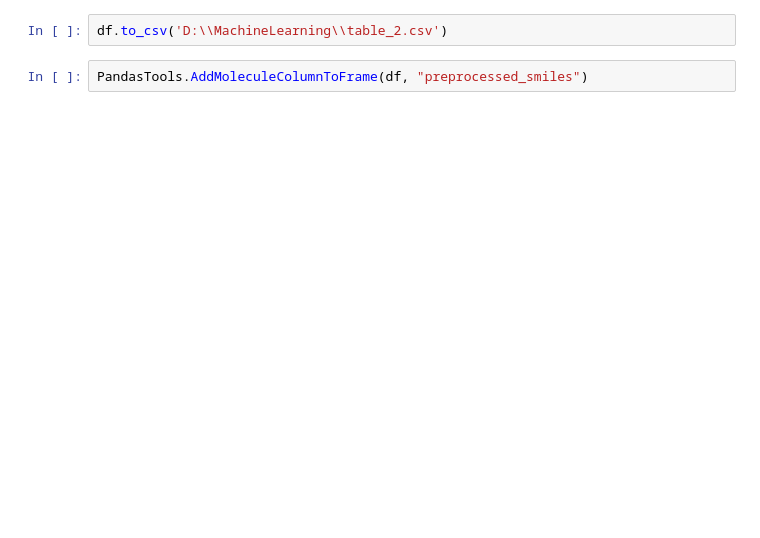
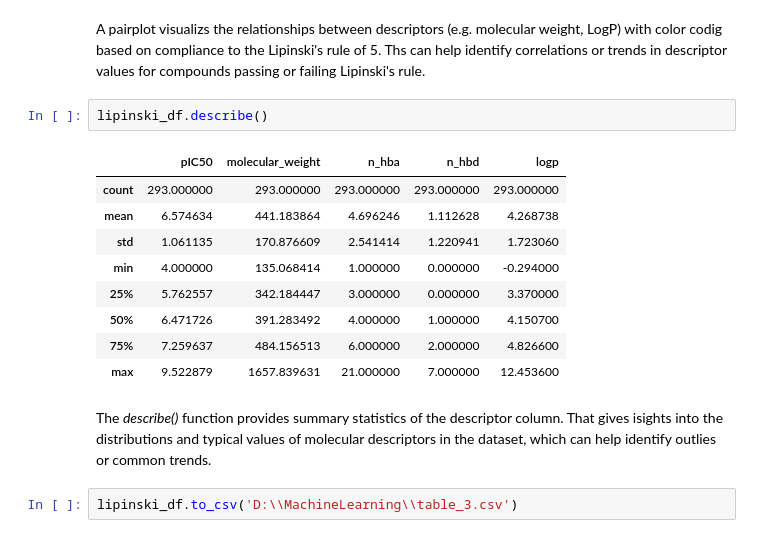
Before and after one commit to abbadonaz/Cheminformatics, a Jupyter notebook: SMILESPreprocessing/MolecularProperties.ipynb, the cells around one changed output. Cells and saved outputs as stored; diff of their text form; blank space fills up the shorter version.

```diff
--- a/SMILESPreprocessing/MolecularProperties.ipynb
+++ b/SMILESPreprocessing/MolecularProperties.ipynb
@@ -123,4 +165,18 @@ df.head(20)
+# %% [markdown]
+ A pairplot visualizs the relationships between descriptors (e.g. molecular weight, LogP) with color codig based on compliance to the Lipinski's rule of 5. Ths can help identify correlations or trends in descriptor values for compounds passing or failing Lipinski's rule.
+# %%
+lipinski_df.describe()
+# %% [output]
+|  | pIC50 | molecular_weight | n_hba | n_hbd | logp |
+| count | 293.000000 | 293.000000 | 293.000000 | 293.000000 | 293.000000 |
+| mean | 6.574634 | 441.183864 | 4.696246 | 1.112628 | 4.268738 |
+| std | 1.061135 | 170.876609 | 2.541414 | 1.220941 | 1.723060 |
+| min | 4.000000 | 135.068414 | 1.000000 | 0.000000 | -0.294000 |
+| 25% | 5.762557 | 342.184447 | 3.000000 | 0.000000 | 3.370000 |
+| 50% | 6.471726 | 391.283492 | 4.000000 | 1.000000 | 4.150700 |
+| 75% | 7.259637 | 484.156513 | 6.000000 | 2.000000 | 4.826600 |
+| max | 9.522879 | 1657.839631 | 21.000000 | 7.000000 | 12.453600 |
+# %% [markdown]
+The *describe()* function provides summary statistics of the descriptor column. That gives isights into the distributions and typical values of molecular descriptors in the dataset, which can help identify outlies or common trends.
 # %%
-df.to_csv('D:\\MachineLearning\\table_2.csv')
+lipinski_df.to_csv('D:\\MachineLearning\\table_3.csv')
-# %%
-PandasTools.AddMoleculeColumnToFrame(df, "preprocessed_smiles")
```
Also changed, not shown: parts of 23 cells of this notebook, 1 other file.
